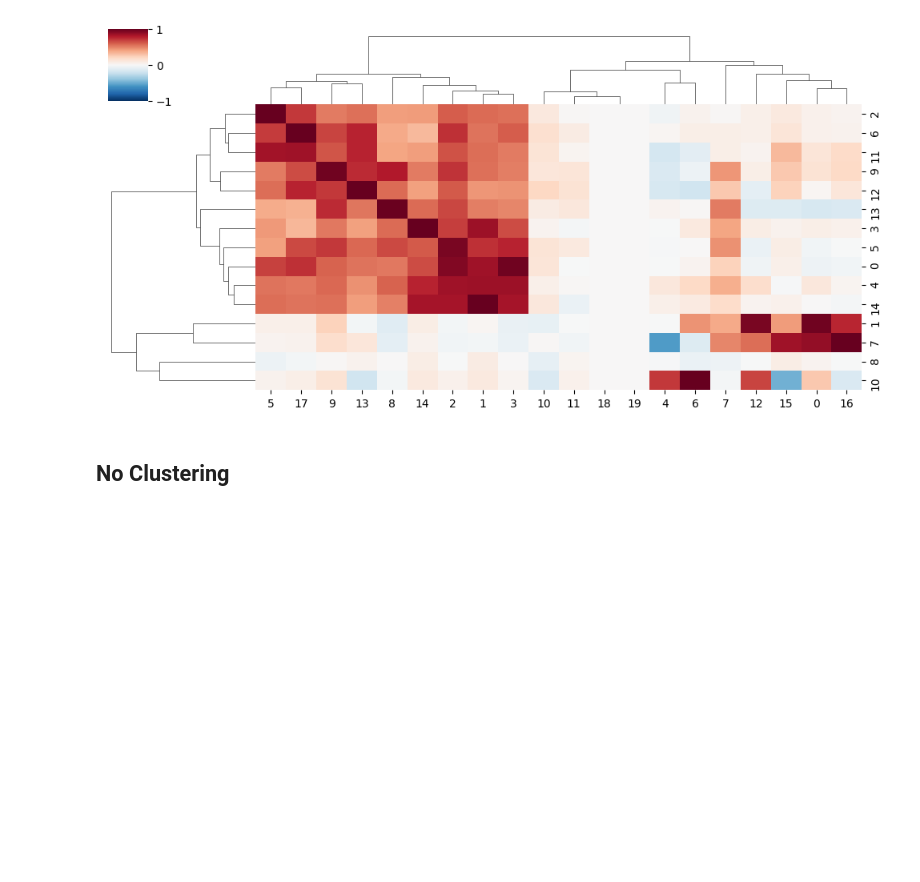
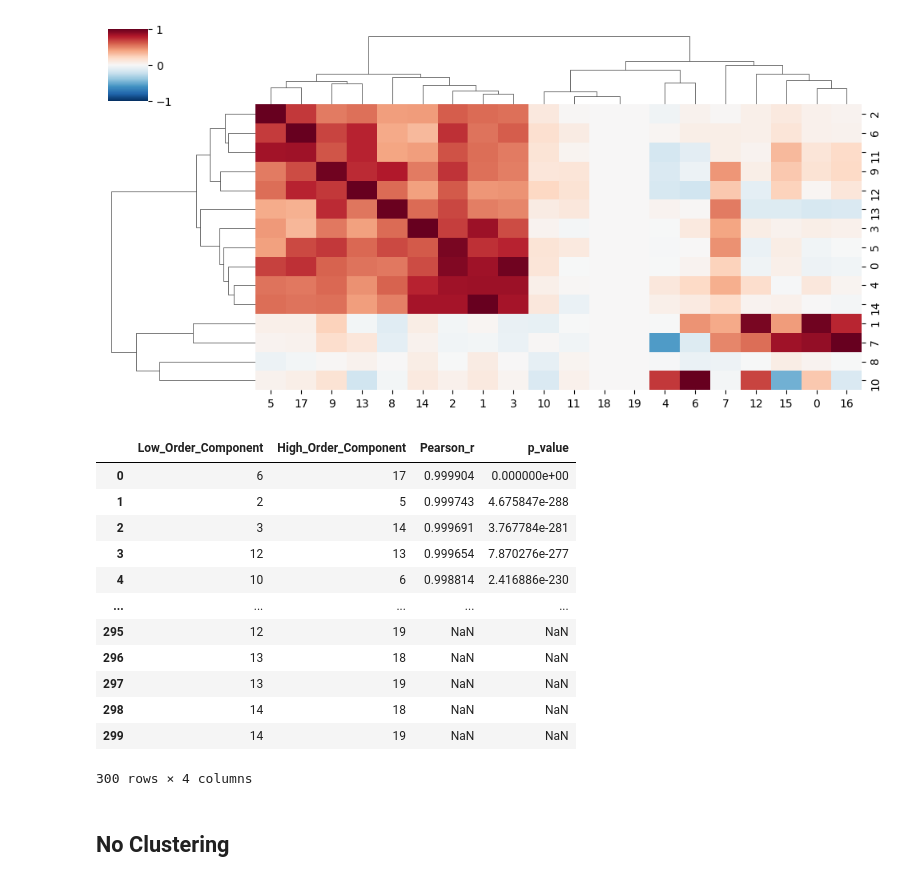
Before and after one commit to eriosta/neuro, a Jupyter notebook: Hierarchical_Clustering_of_Spatial_Correlation.ipynb, the cells around one changed output. Drawn from its saved outputs; the diff is of its cells as text; code cells hidden in the pictures; blank space fills up the shorter version.

```diff
--- a/Hierarchical_Clustering_of_Spatial_Correlation.ipynb
+++ b/Hierarchical_Clustering_of_Spatial_Correlation.ipynb
@@ -343,6 +342,22 @@ if __name__ == "__main__":
 Enter the number of low-order components: 15
 Enter the number of high-order components: 20
 [figure]
+# %%
+pd.read_csv('/content/correlation_results.csv')
+# %% [output]
+|  | Low_Order_Component | High_Order_Component | Pearson_r | p_value |
+| 0 | 6 | 17 | 0.999904 | 0.000000e+00 |
+| 1 | 2 | 5 | 0.999743 | 4.675847e-288 |
+| 2 | 3 | 14 | 0.999691 | 3.767784e-281 |
+| 3 | 12 | 13 | 0.999654 | 7.870276e-277 |
+| 4 | 10 | 6 | 0.998814 | 2.416886e-230 |
+| ... | ... | ... | ... | ... |
+| 295 | 12 | 19 | NaN | NaN |
+| 296 | 13 | 18 | NaN | NaN |
+| 297 | 13 | 19 | NaN | NaN |
+| 298 | 14 | 18 | NaN | NaN |
+| 299 | 14 | 19 | NaN | NaN |
+300 rows × 4 columns
 # %% [markdown]
 ## No Clustering
 # %%
```
Also changed, not shown: parts of 1 cell of this notebook.
